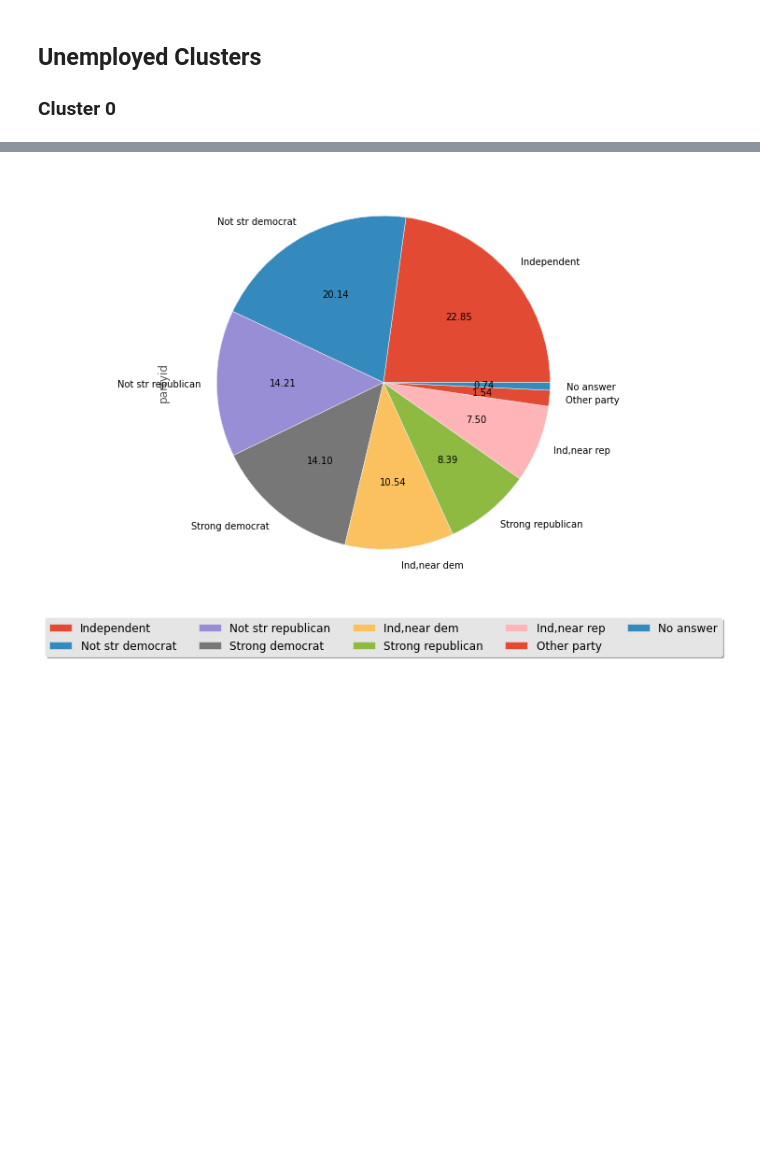
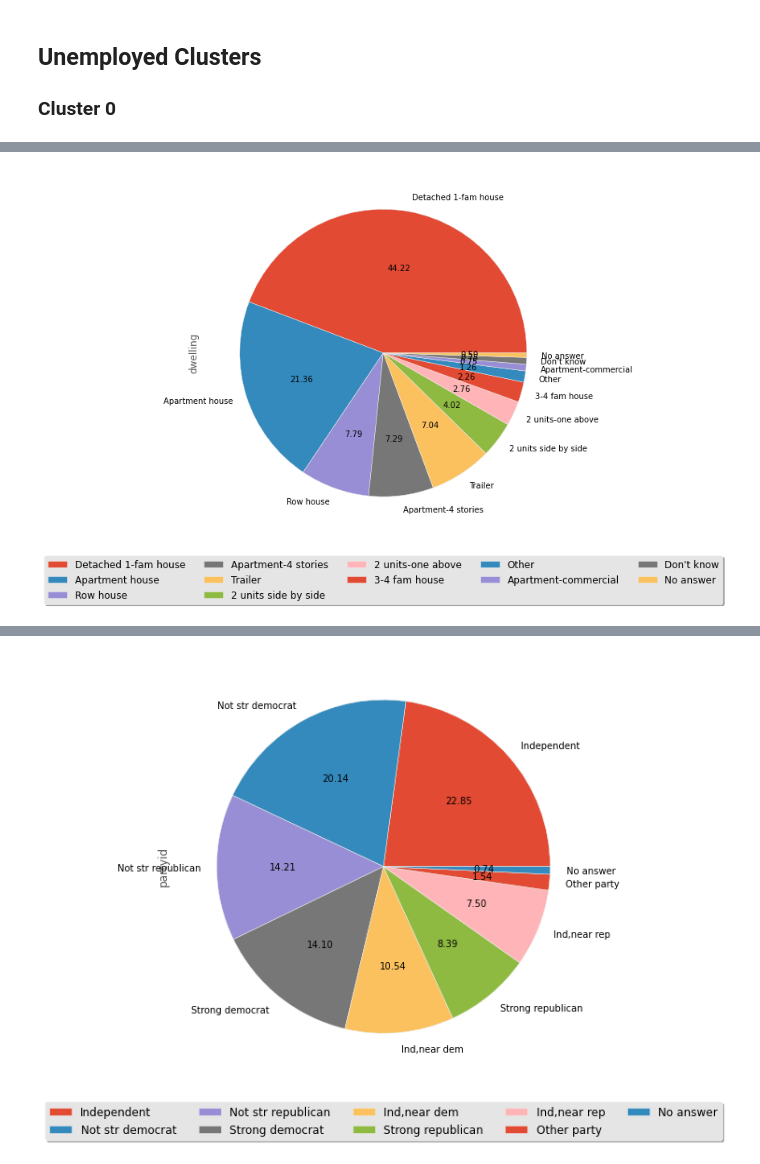
Before and after one commit to banjopickin/women_workforce, a Jupyter notebook: FC_analysis.ipynb, the cells around one changed output, grey strips where cells are left out. Saved outputs shown, nothing was run; the diff lists cells and outputs as text; code cells hidden in the pictures; blank space fills up the shorter version.

```diff
--- a/FC_analysis.ipynb
+++ b/FC_analysis.ipynb
@@ -112,4 +122,8 @@ No answer           3
 Name: divorce, dtype: int64
+# %%
+simple_pie(df_c0.dwelling)
+# %% [output]
+[figure, added]
 # %%
 simple_pie(df_c0.partyid)
 # %% [output]
```
Also changed, not shown: parts of 13 cells of this notebook, 2 other files.
